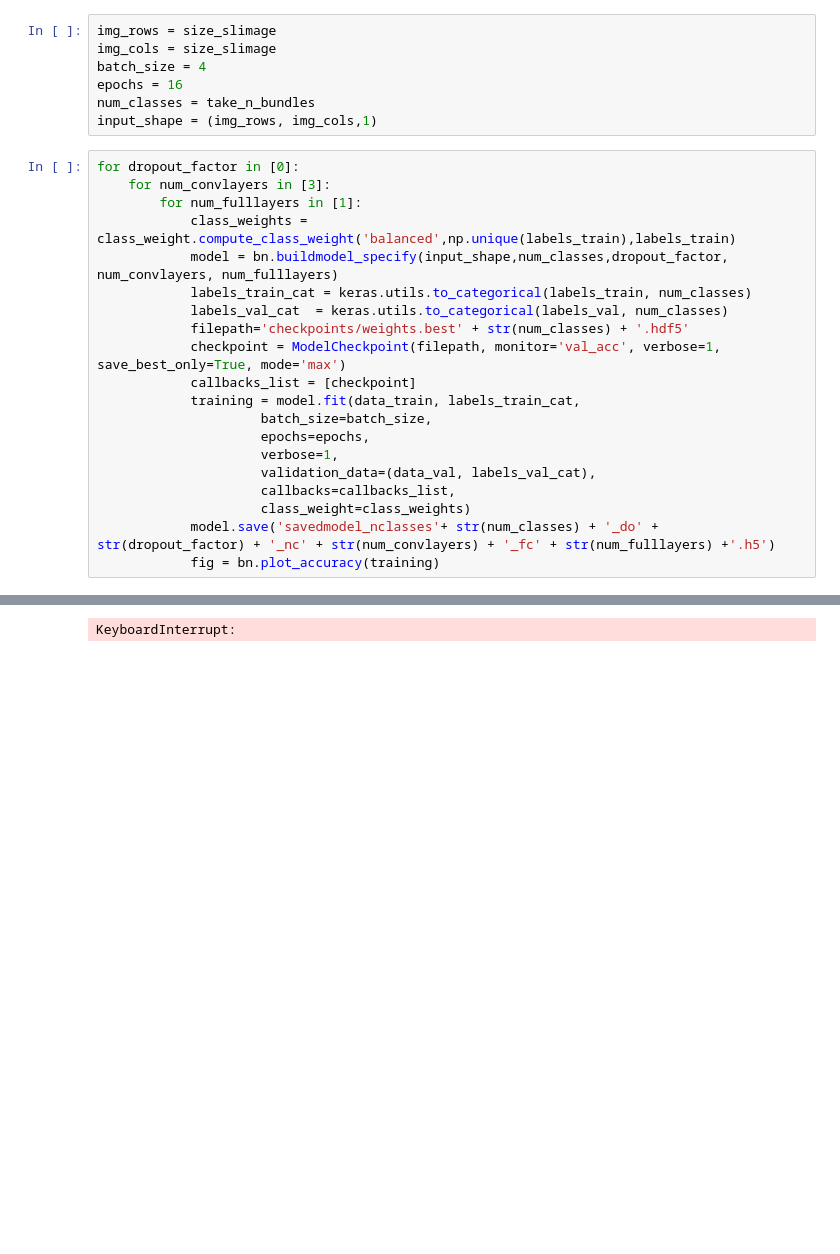
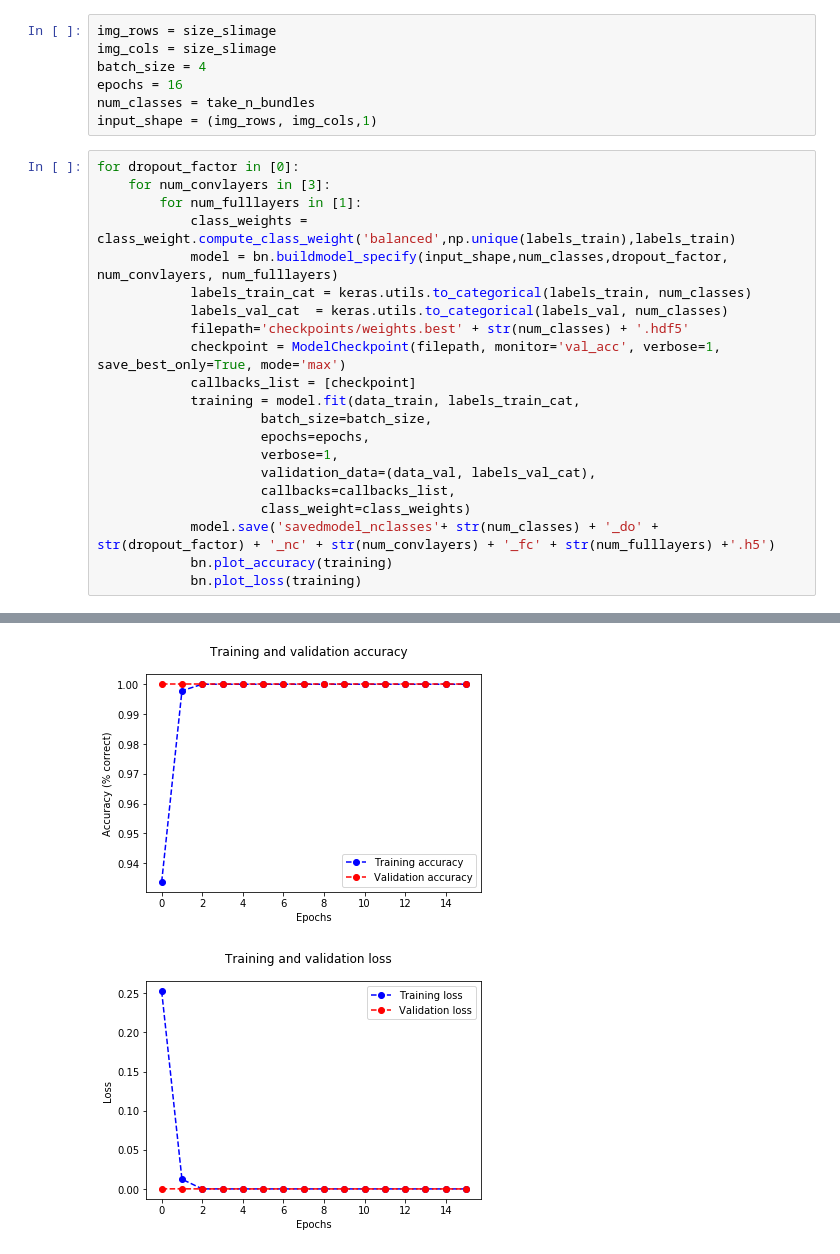
Before and after one commit to uw-biomedical-ml/bundlenet, a Jupyter notebook: Bundlenet_TrainModel.ipynb, the cells around one changed output, grey strips where cells are left out. Cells and saved outputs as stored; diff of their text form; blank space fills up the shorter version.

```diff
--- a/Bundlenet_TrainModel.ipynb
+++ b/Bundlenet_TrainModel.ipynb
@@ -122,7 +140,8 @@ for dropout_factor in [0]:
                      callbacks=callbacks_list,
                      class_weight=class_weights)
             model.save('savedmodel_nclasses'+ str(num_classes) + '_do' + str(dropout_factor) + '_nc' + str(num_convlayers) + '_fc' + str(num_fulllayers) +'.h5')
-            fig = bn.plot_accuracy(training)
+            bn.plot_accuracy(training)
+            bn.plot_loss(training)
 # %% [output]
 Train on 921 samples, validate on 231 samples
 Epoch 1/16
@@ -129 +163,2 @@ Epoch 1/16
-KeyboardInterrupt:
+[figure, added]
+[figure, added]
```
Also changed, not shown: parts of 4 cells of this notebook, 2 other files.
